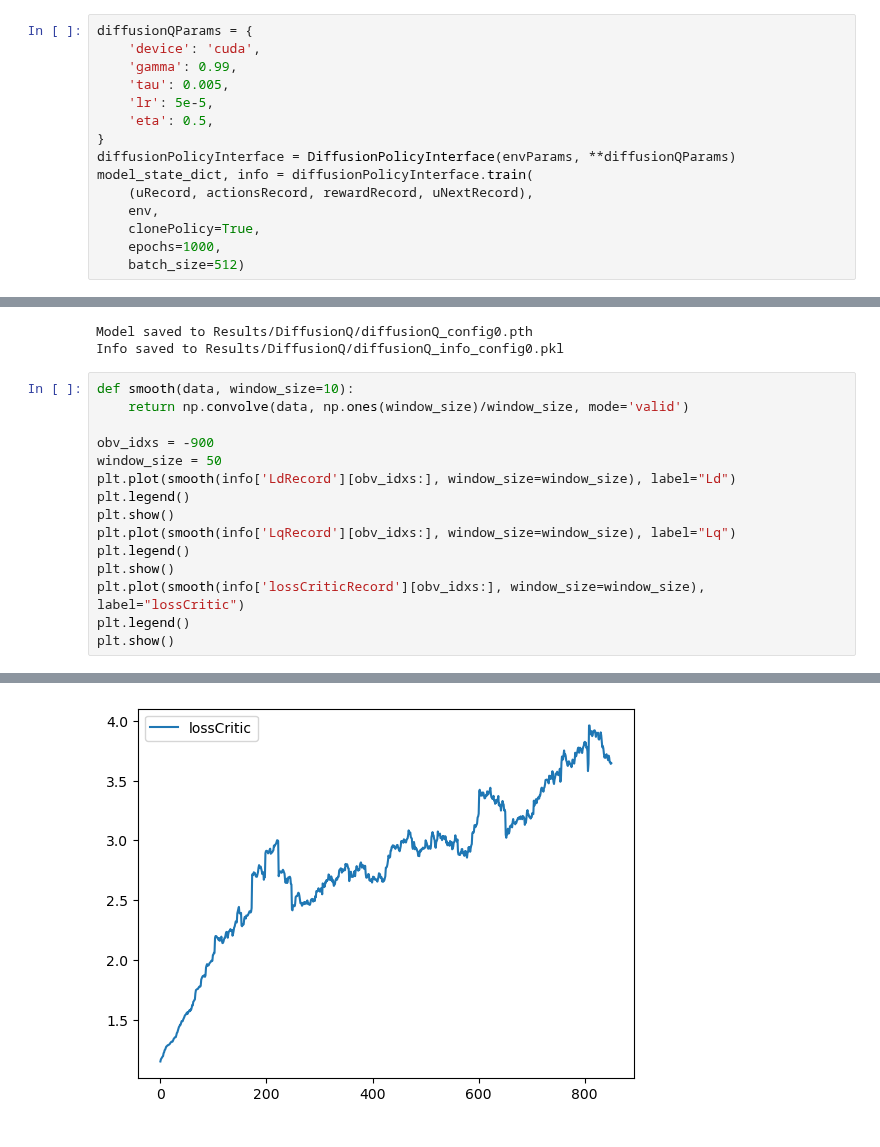
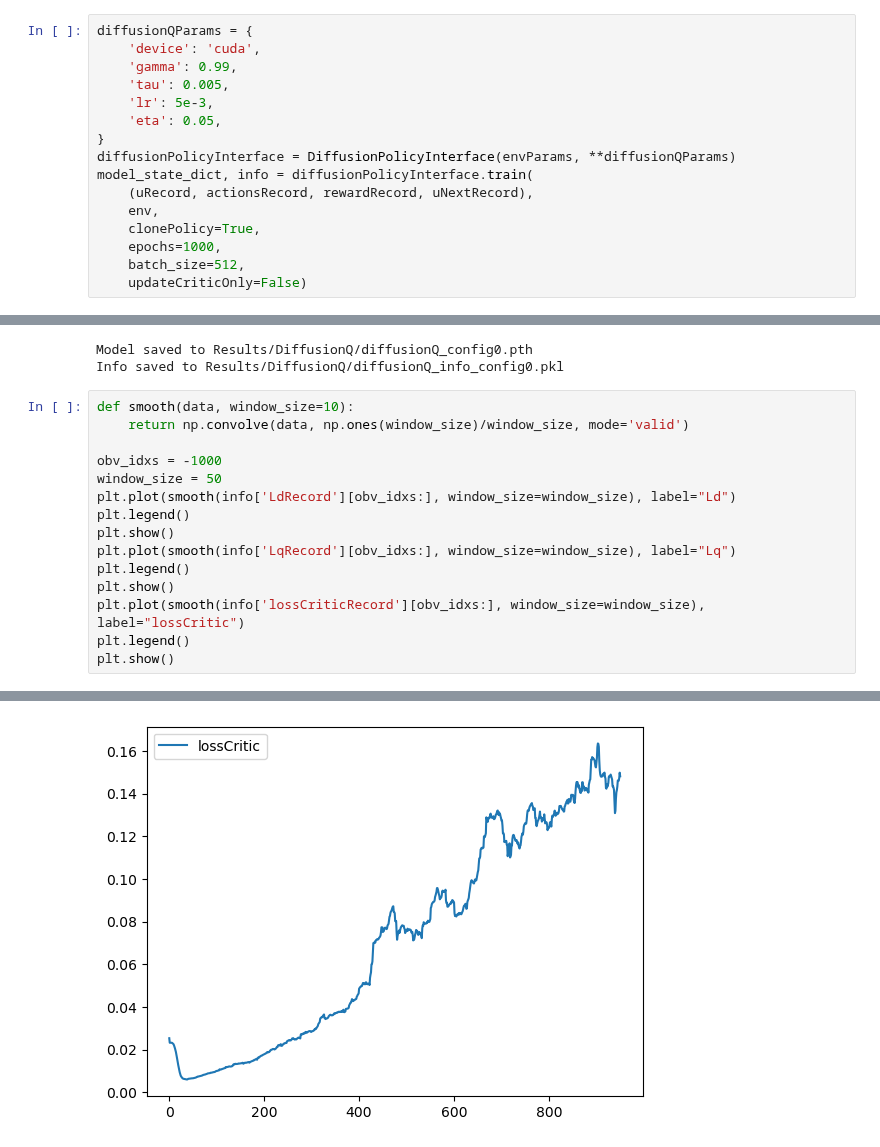
Before and after one commit to evanyeh5118/diffusion_resource_schduling_intra_slice, a Jupyter notebook: demo03a_train_diffusionQ.ipynb, the cells around one changed output, grey strips where cells are left out. Saved outputs shown, nothing was run; the diff lists cells and outputs as text.

```diff
--- a/demo03a_train_diffusionQ.ipynb
+++ b/demo03a_train_diffusionQ.ipynb
@@ -74,8 +74,8 @@ diffusionQParams = {
     'device': 'cuda',
     'gamma': 0.99,
     'tau': 0.005,
-    'lr': 5e-5,
-    'eta': 0.5,
+    'lr': 5e-3,
+    'eta': 0.05,
 }
 diffusionPolicyInterface = DiffusionPolicyInterface(envParams, **diffusionQParams)
 model_state_dict, info = diffusionPolicyInterface.train(
@@ -83,4 +83,5 @@ model_state_dict, info = diffusionPolicyInterface.train(
     env,
     clonePolicy=True,
     epochs=1000,
-    batch_size=512)
+    batch_size=512,
+    updateCriticOnly=False)
@@ -99,7 +111,7 @@ Info saved to Results/DiffusionQ/diffusionQ_info_config0.pkl
 def smooth(data, window_size=10):
     return np.convolve(data, np.ones(window_size)/window_size, mode='valid')
 
-obv_idxs = -900
+obv_idxs = -1000
 window_size = 50
 plt.plot(smooth(info['LdRecord'][obv_idxs:], window_size=window_size), label="Ld")
 plt.legend()
@@ -116 +128 @@ plt.show()
-[figure, old version]
+[figure, new version]
```
Also changed, not shown: parts of 2 cells of this notebook, 4 other files.
